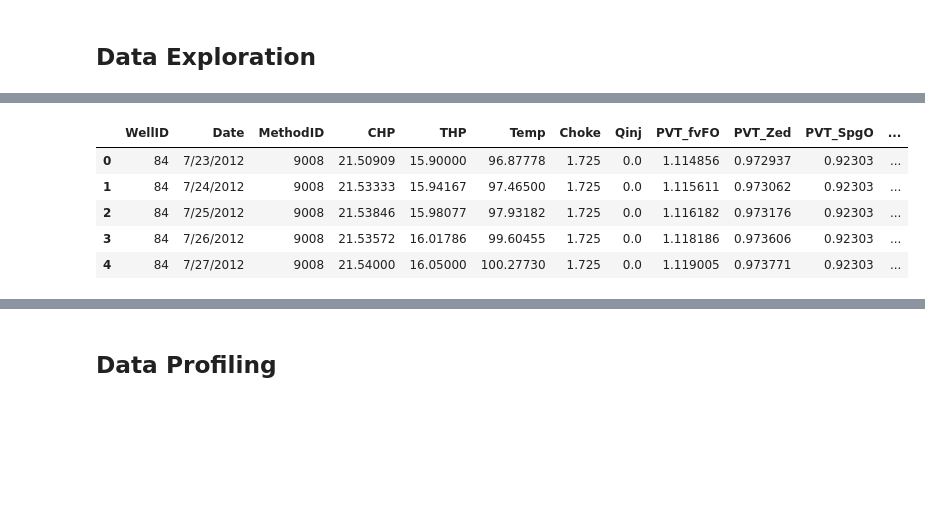
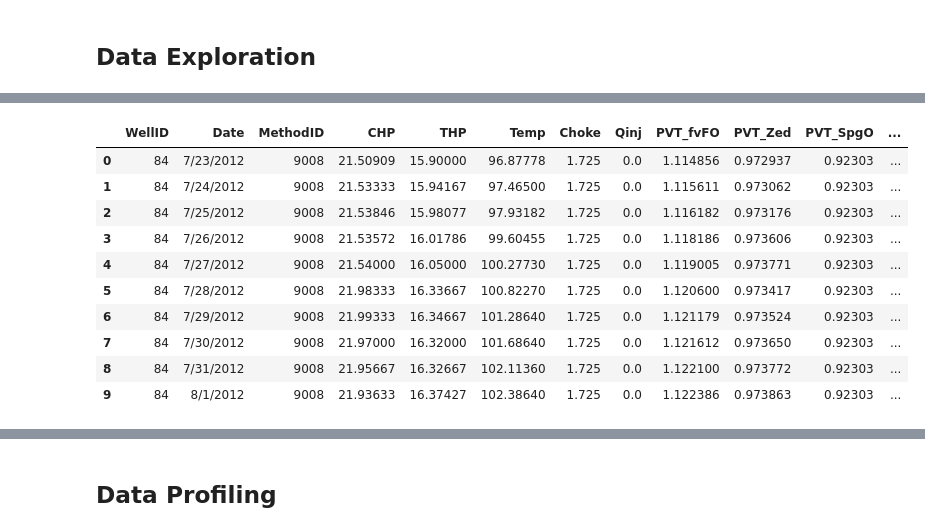
Before and after one commit to ansegura7/DataRegressors, a Jupyter notebook: code/DataProfiling.ipynb, the cells around one changed output, grey strips where cells are left out. Saved outputs shown, nothing was run; the diff lists cells and outputs as text; code cells hidden in the pictures; blank space fills up the shorter version.

```diff
--- a/code/DataProfiling.ipynb
+++ b/code/DataProfiling.ipynb
@@ -21,13 +29,18 @@ rawdata.shape
 # %%
-# Preview the first 5 lines of the loaded data
-rawdata.head()
+# Preview the first 10 lines of the loaded data
+rawdata.head(10)
 # %% [output]
 |  | WellID | Date | MethodID | CHP | THP | Temp | Choke | Qinj | PVT_fvFO | PVT_Zed | PVT_SpgO | ... |
 | 0 | 84 | 7/23/2012 | 9008 | 21.50909 | 15.90000 | 96.87778 | 1.725 | 0.0 | 1.114856 | 0.972937 | 0.92303 | ... |
 | 1 | 84 | 7/24/2012 | 9008 | 21.53333 | 15.94167 | 97.46500 | 1.725 | 0.0 | 1.115611 | 0.973062 | 0.92303 | ... |
 | 2 | 84 | 7/25/2012 | 9008 | 21.53846 | 15.98077 | 97.93182 | 1.725 | 0.0 | 1.116182 | 0.973176 | 0.92303 | ... |
 | 3 | 84 | 7/26/2012 | 9008 | 21.53572 | 16.01786 | 99.60455 | 1.725 | 0.0 | 1.118186 | 0.973606 | 0.92303 | ... |
 | 4 | 84 | 7/27/2012 | 9008 | 21.54000 | 16.05000 | 100.27730 | 1.725 | 0.0 | 1.119005 | 0.973771 | 0.92303 | ... |
+| 5 | 84 | 7/28/2012 | 9008 | 21.98333 | 16.33667 | 100.82270 | 1.725 | 0.0 | 1.120600 | 0.973417 | 0.92303 | ... |
+| 6 | 84 | 7/29/2012 | 9008 | 21.99333 | 16.34667 | 101.28640 | 1.725 | 0.0 | 1.121179 | 0.973524 | 0.92303 | ... |
+| 7 | 84 | 7/30/2012 | 9008 | 21.97000 | 16.32000 | 101.68640 | 1.725 | 0.0 | 1.121612 | 0.973650 | 0.92303 | ... |
+| 8 | 84 | 7/31/2012 | 9008 | 21.95667 | 16.32667 | 102.11360 | 1.725 | 0.0 | 1.122100 | 0.973772 | 0.92303 | ... |
+| 9 | 84 | 8/1/2012 | 9008 | 21.93633 | 16.37427 | 102.38640 | 1.725 | 0.0 | 1.122386 | 0.973863 | 0.92303 | ... |
 # %%
 # Show default data types
 rawdata.dtypes
```
Also changed, not shown: parts of 10 cells of this notebook, 1 other file.
